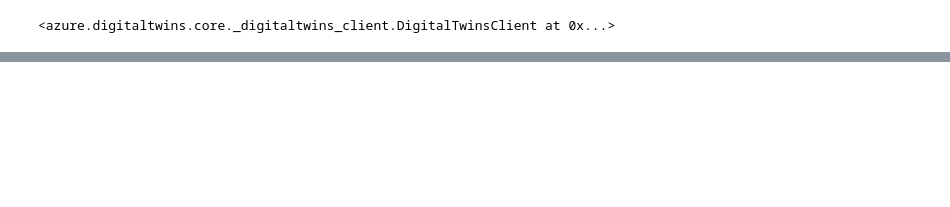
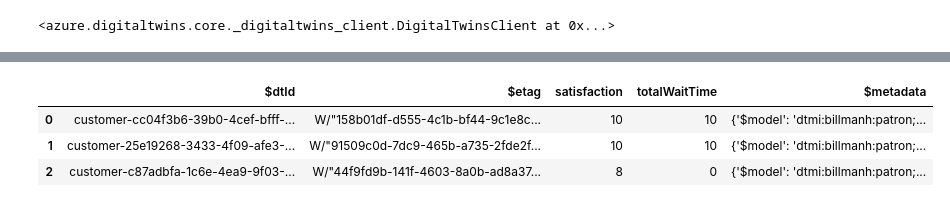
Before and after one commit to BillmanH/learn-dt, a Jupyter notebook: notebooks/04 Lots on Queries.ipynb, the cells around one changed output, grey strips where cells are left out. Cells and saved outputs as stored; diff of their text form; code cells hidden in the pictures; blank space fills up the shorter version.

```diff
--- a/notebooks/04 Lots on Queries.ipynb
+++ b/notebooks/04 Lots on Queries.ipynb
@@ -426,0 +91,10 @@ Now as an analyst, I want to look at the customer satisfaction of customers who
+# %%
+query_expression ="""
+SELECT T, CT
+FROM DIGITALTWINS T
+JOIN CT RELATED T.locatedIn
+WHERE CT.$dtId = 'line-2'
+"""
+
+customers_in_area_2 = query_to_df(query_expression)
+customers_in_area_2
@@ -426,0 +142,8 @@ Now as an analyst, I want to look at the customer satisfaction of customers who
+# %%
+l2_cust = pd.DataFrame(customers_in_area_2['T'].tolist())
+l2_cust
+# %% [output]
+|  | $dtId | $etag | satisfaction | totalWaitTime | $metadata |
+| 0 | customer-cc04f3b6-39b0-4cef-bfff-... | W/"158b01df-d555-4c1b-bf44-9c1e8c... | 10 | 10 | {'$model': 'dtmi:billmanh:patron;... |
+| 1 | customer-25e19268-3433-4f09-afe3-... | W/"91509c0d-7dc9-465b-a735-2fde2f... | 10 | 10 | {'$model': 'dtmi:billmanh:patron;... |
+| 2 | customer-c87adbfa-1c6e-4ea9-9f03-... | W/"44f9fd9b-141f-4603-8a0b-ad8a37... | 8 | 0 | {'$model': 'dtmi:billmanh:patron;... |
```
Also changed, not shown: parts of 72 cells of this notebook, 6 other files.
